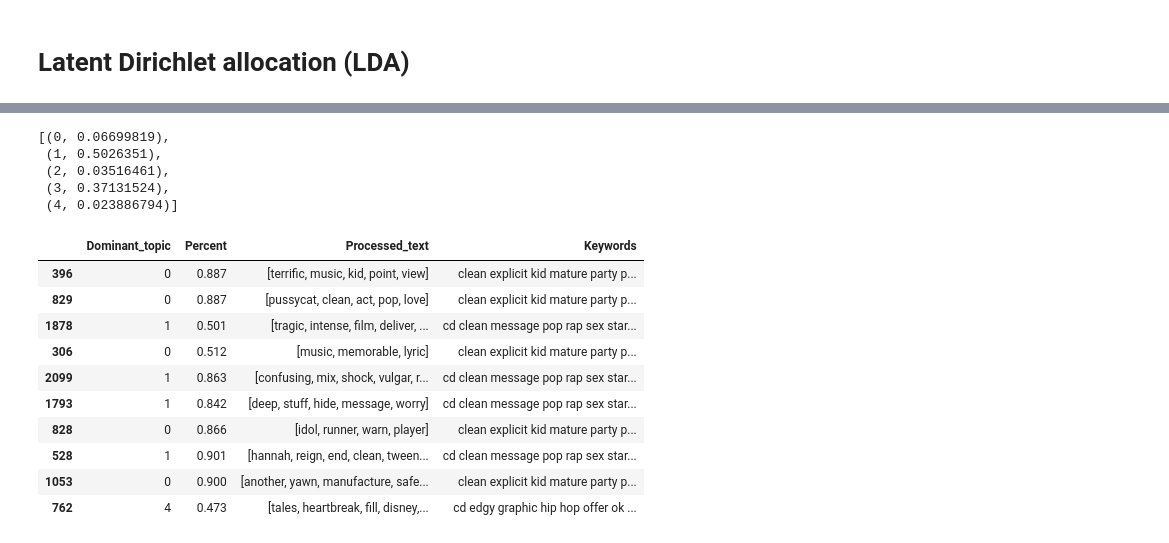
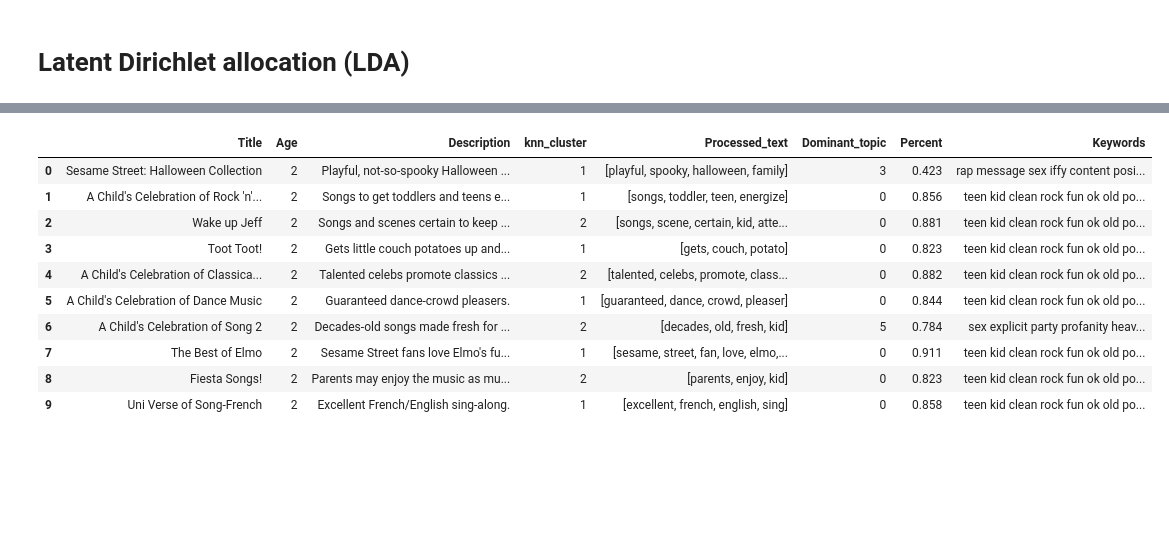
Before and after one commit to ncchen55414/ChildrenSongRecommendation, a Jupyter notebook: notebooks/2.3_NLP_Topic_Modeling_Using_Album_Description.ipynb, the cells around one changed output, grey strips where cells are left out. Cells and saved outputs as stored; diff of their text form; code cells hidden in the pictures; blank space fills up the shorter version.

```diff
--- a/notebooks/2.3_NLP_Topic_Modeling_Using_Album_Description.ipynb
+++ b/notebooks/2.3_NLP_Topic_Modeling_Using_Album_Description.ipynb
@@ -122,0 +139,2 @@ word_df.groupby('Cluster').count()[top_words[0]].\
+# %%
+df['knn_cluster'] = word_df['Cluster']
@@ -131,15 +175,16 @@ def process_words(texts, stop_words=set()):
     for t in texts:
         t = ' '.join(re.findall(r'\b\w[\w\']+\b', t))
         doc = nlp(t)
-        result.append([token.lemma_.lower() for token in doc if token.lemma_ not in stop_words])
+        result.append([token.lemma_.lower() for token in doc if token.lemma_.lower() not in stop_words])
     return result
 
-processed_text = process_words(df['Description'], stop_words=stopwords.union(['-PRON-','song','album','cd','track']))
+processed_text = process_words(df['Description'], stop_words=stopwords.union(['-PRON-','song','album','cd','track','music']))
 # %%
 dictionary = gensim.corpora.Dictionary(processed_text)
 print('Number of unique tokens: {}'.format(len(dictionary)))
 corpus = [dictionary.doc2bow(t) for t in processed_text]
-num_topics = 5
+num_topics = 6
+
 
 lda_model = gensim.models.ldamodel.LdaModel(corpus=corpus,
                                             id2word=dictionary,
@@ -149,4 +194,11 @@ lda_model = gensim.models.ldamodel.LdaModel(corpus=corpus,
                                             passes=5, iterations=10,
                                             alpha='asymmetric', eta=1/100,
                                             per_word_topics=True)
+"""
+
+lda_model = gensim.models.ldamodel.LdaModel(corpus=corpus,
+                                            id2word=dictionary,
+                                            num_topics=num_topics,
+                                            random_state=117)
+"""
 # %% [output]
@@ -169,11 +227,3 @@ pprint(lda_model.print_topics(num_words=5))
-# %%
-lda_model.get_document_topics(corpus[0])
-# %% [output]
-[(0, 0.06699819),
- (1, 0.5026351),
- (2, 0.03516461),
- (3, 0.37131524),
- (4, 0.023886794)]
 # %%
 def get_main_topic_df(model, bow, texts):
     topic_list = []
@@ -184,30 +234,33 @@ def get_main_topic_df(model, bow, texts):
         topic, percent = sorted(model.get_document_topics(wc), key=lambda x: x[1], reverse=True)[0]
         topic_list.append(topic)
         percent_list.append(round(percent, 3))
-        keyword_list.append(' '.join(sorted([x[0] for x in model.show_topic(topic)])))
+        keyword_list.append(' '.join([x[0] for x in model.show_topic(topic)]))
 
     result_df = pd.concat([pd.Series(topic_list, name='Dominant_topic'),
                            pd.Series(percent_list, name='Percent'),
                            pd.Series(texts, name='Processed_text'),
                            pd.Series(keyword_list, name='Keywords')], axis=1)
+    #result_df = pd.concat([result_df, df['Description']], axis=1)
 
     return result_df
 # %%
 main_topic_df = get_main_topic_df(lda_model, corpus, processed_text)
+main_topic_df = pd.concat([df.drop(columns=['Age Group','Artist','Year']),
+                           main_topic_df[['Processed_text','Dominant_topic','Percent','Keywords']]], axis=1)
 
-main_topic_df.sample(10)
+main_topic_df.head(10)
 # %% [output]
-|  | Dominant_topic | Percent | Processed_text | Keywords |
-| 396 | 0 | 0.887 | [terrific, music, kid, point, view] | clean explicit kid mature party p... |
-| 829 | 0 | 0.887 | [pussycat, clean, act, pop, love] | clean explicit kid mature party p... |
-| 1878 | 1 | 0.501 | [tragic, intense, film, deliver, ... | cd clean message pop rap sex star... |
-| 306 | 0 | 0.512 | [music, memorable, lyric] | clean explicit kid mature party p... |
-| 2099 | 1 | 0.863 | [confusing, mix, shock, vulgar, r... | cd clean message pop rap sex star... |
-| 1793 | 1 | 0.842 | [deep, stuff, hide, message, worry] | cd clean message pop rap sex star... |
-| 828 | 0 | 0.866 | [idol, runner, warn, player] | clean explicit kid mature party p... |
-| 528 | 1 | 0.901 | [hannah, reign, end, clean, tween... | cd clean message pop rap sex star... |
-| 1053 | 0 | 0.900 | [another, yawn, manufacture, safe... | clean explicit kid mature party p... |
-| 762 | 4 | 0.473 | [tales, heartbreak, fill, disney,... | cd edgy graphic hip hop offer ok ... |
+|  | Title | Age | Description | knn_cluster | Processed_text | Dominant_topic | Percent | Keywords |
+| 0 | Sesame Street: Halloween Collection | 2 | Playful, not-so-spooky Halloween ... | 1 | [playful, spooky, halloween, family] | 3 | 0.423 | rap message sex iffy content posi... |
+| 1 | A Child's Celebration of Rock 'n'... | 2 | Songs to get toddlers and teens e... | 1 | [songs, toddler, teen, energize] | 0 | 0.856 | teen kid clean rock fun ok old po... |
+| 2 | Wake up Jeff | 2 | Songs and scenes certain to keep ... | 2 | [songs, scene, certain, kid, atte... | 0 | 0.881 | teen kid clean rock fun ok old po... |
+| 3 | Toot Toot! | 2 | Gets little couch potatoes up and... | 1 | [gets, couch, potato] | 0 | 0.823 | teen kid clean rock fun ok old po... |
+| 4 | A Child's Celebration of Classica... | 2 | Talented celebs promote classics ... | 2 | [talented, celebs, promote, class... | 0 | 0.882 | teen kid clean rock fun ok old po... |
+| 5 | A Child's Celebration of Dance Music | 2 | Guaranteed dance-crowd pleasers. | 1 | [guaranteed, dance, crowd, pleaser] | 0 | 0.844 | teen kid clean rock fun ok old po... |
+| 6 | A Child's Celebration of Song 2 | 2 | Decades-old songs made fresh for ... | 2 | [decades, old, fresh, kid] | 5 | 0.784 | sex explicit party profanity heav... |
+| 7 | The Best of Elmo | 2 | Sesame Street fans love Elmo's fu... | 1 | [sesame, street, fan, love, elmo,... | 0 | 0.911 | teen kid clean rock fun ok old po... |
+| 8 | Fiesta Songs! | 2 | Parents may enjoy the music as mu... | 2 | [parents, enjoy, kid] | 0 | 0.823 | teen kid clean rock fun ok old po... |
+| 9 | Uni Verse of Song-French | 2 | Excellent French/English sing-along. | 1 | [excellent, french, english, sing] | 0 | 0.858 | teen kid clean rock fun ok old po... |
 # %%
 grouped_topics = main_topic_df.groupby('Dominant_topic')
 grouped_topics.count()['Processed_text'].\
```
Also changed, not shown: parts of 28 cells of this notebook, 1 other file.
